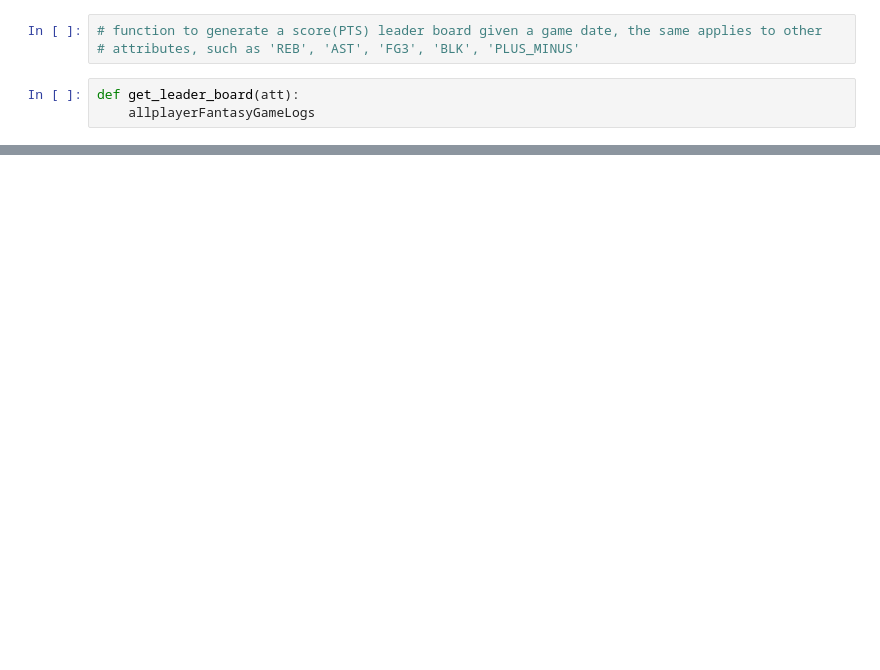
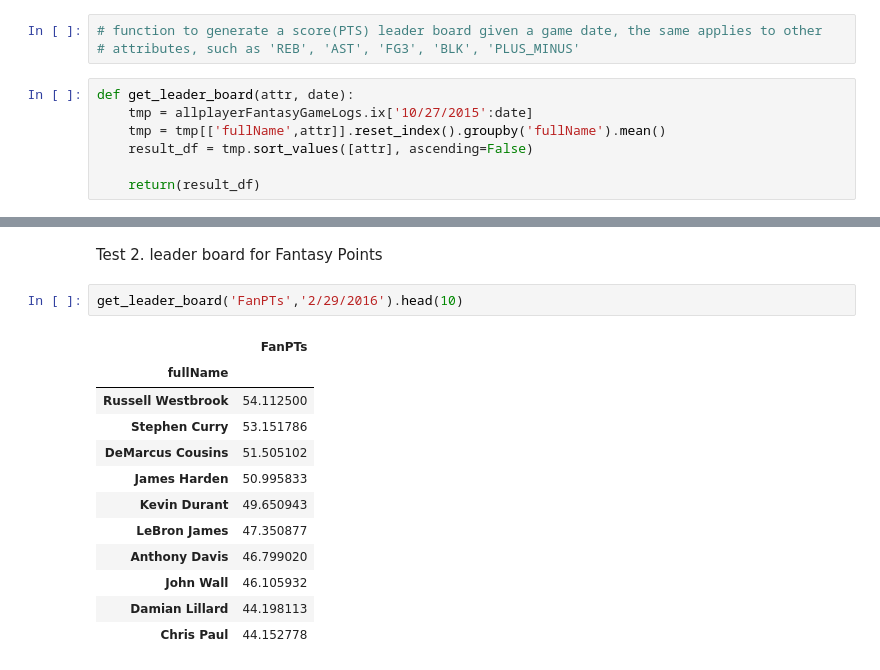
Before and after one commit to jpzhangvincent/NBAFantasySportBetting-ML-project, a Jupyter notebook: Data Munging& EDA/EDA for Player Game Logs.ipynb, the cells around one changed output, grey strips where cells are left out. Saved outputs shown, nothing was run; the diff lists cells and outputs as text; blank space fills up the shorter version.

```diff
--- a/Data Munging& EDA/EDA for Player Game Logs.ipynb
+++ b/Data Munging& EDA/EDA for Player Game Logs.ipynb
@@ -286,6 +333,10 @@ def aggr_stats(date):
 # %%
 # function to generate a score(PTS) leader board given a game date, the same applies to other
 # attributes, such as 'REB', 'AST', 'FG3', 'BLK', 'PLUS_MINUS'
-# %%
-def get_leader_board(att):
-    allplayerFantasyGameLogs
+# %%
+def get_leader_board(attr, date):
+    tmp = allplayerFantasyGameLogs.ix['10/27/2015':date]
+    tmp = tmp[['fullName',attr]].reset_index().groupby('fullName').mean()
+    result_df = tmp.sort_values([attr], ascending=False)
+
+    return(result_df)
@@ -291,0 +357,17 @@ def get_leader_board(att):
+# %% [markdown]
+Test 2. leader board for Fantasy Points
+# %%
+get_leader_board('FanPTs','2/29/2016').head(10)
+# %% [output]
+|  | FanPTs |
+| fullName |  |
+| Russell Westbrook | 54.112500 |
+| Stephen Curry | 53.151786 |
+| DeMarcus Cousins | 51.505102 |
+| James Harden | 50.995833 |
+| Kevin Durant | 49.650943 |
+| LeBron James | 47.350877 |
+| Anthony Davis | 46.799020 |
+| John Wall | 46.105932 |
+| Damian Lillard | 44.198113 |
+| Chris Paul | 44.152778 |
```
Also changed, not shown: parts of 14 cells of this notebook.
